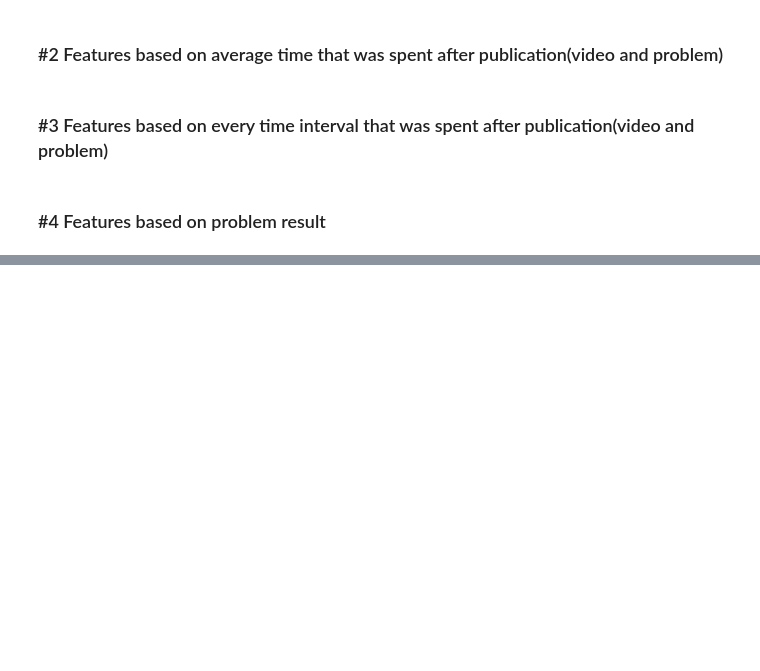
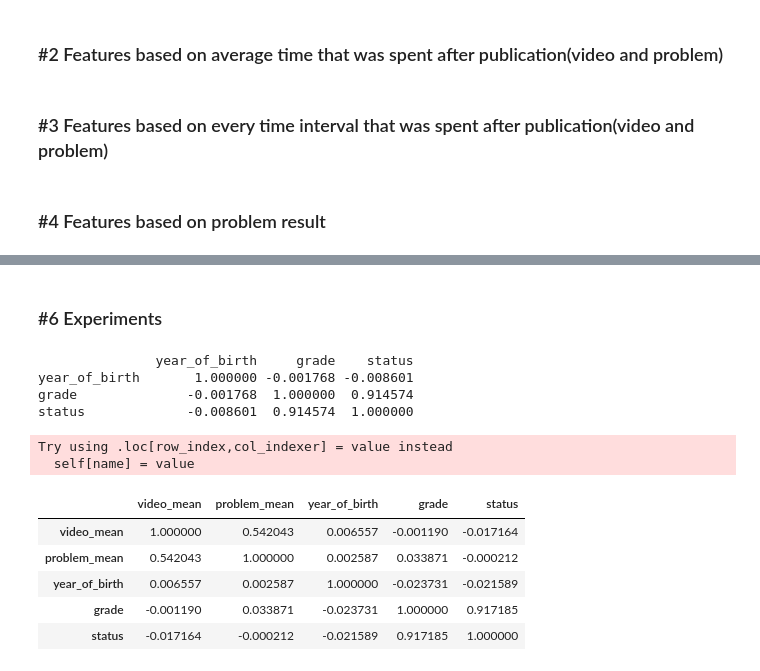
Before and after one commit to brainiacOnly/PrometheusAnalyst, a Jupyter notebook: PatternDiscovery.ipynb, the cells around one changed output, grey strips where cells are left out. Saved outputs shown, nothing was run; the diff lists cells and outputs as text; code cells hidden in the pictures; blank space fills up the shorter version.

Commit message:
data experiments

```diff
--- a/PatternDiscovery.ipynb
+++ b/PatternDiscovery.ipynb
@@ -91,0 +97,6 @@ def getProblemResultFeatures(sm,smh):
+# %%
+def getUserDataFeatures(users,cert):
+    u = pd.DataFrame(users[['gender','year_of_birth','level_of_education']],index=users.user_id)
+    c = pd.DataFrame(cert[['grade','status']],index=cert.user_id)
+    c['status'] = c.apply(lambda x: 1 if x.status == 'downloadable' else 0,1)
+    return u.join(c)
@@ -91,0 +129,28 @@ def getProblemResultFeatures(sm,smh):
+# %% [markdown]
+### #6 Experiments
+# %%
+features = getUserDataFeatures(users,cert)
+# %%
+print features.corr()
+# %% [output]
+               year_of_birth     grade    status
+year_of_birth       1.000000 -0.001768 -0.008601
+grade              -0.001768  1.000000  0.914574
+status             -0.008601  0.914574  1.000000
+# %%
+av_features = getAverageFeatures(sm)
+# %% [output]
+Try using .loc[row_index,col_indexer] = value instead
+  self[name] = value
+# %%
+features = av_features.join(features)
+# %%
+features = features.dropna(subset=['status'])
+features.corr()
+# %% [output]
+|  | video_mean | problem_mean | year_of_birth | grade | status |
+| video_mean | 1.000000 | 0.542043 | 0.006557 | -0.001190 | -0.017164 |
+| problem_mean | 0.542043 | 1.000000 | 0.002587 | 0.033871 | -0.000212 |
+| year_of_birth | 0.006557 | 0.002587 | 1.000000 | -0.023731 | -0.021589 |
+| grade | -0.001190 | 0.033871 | -0.023731 | 1.000000 | 0.917185 |
+| status | -0.017164 | -0.000212 | -0.021589 | 0.917185 | 1.000000 |
```
Also changed, not shown: parts of 17 cells of this notebook, 1 other file.
